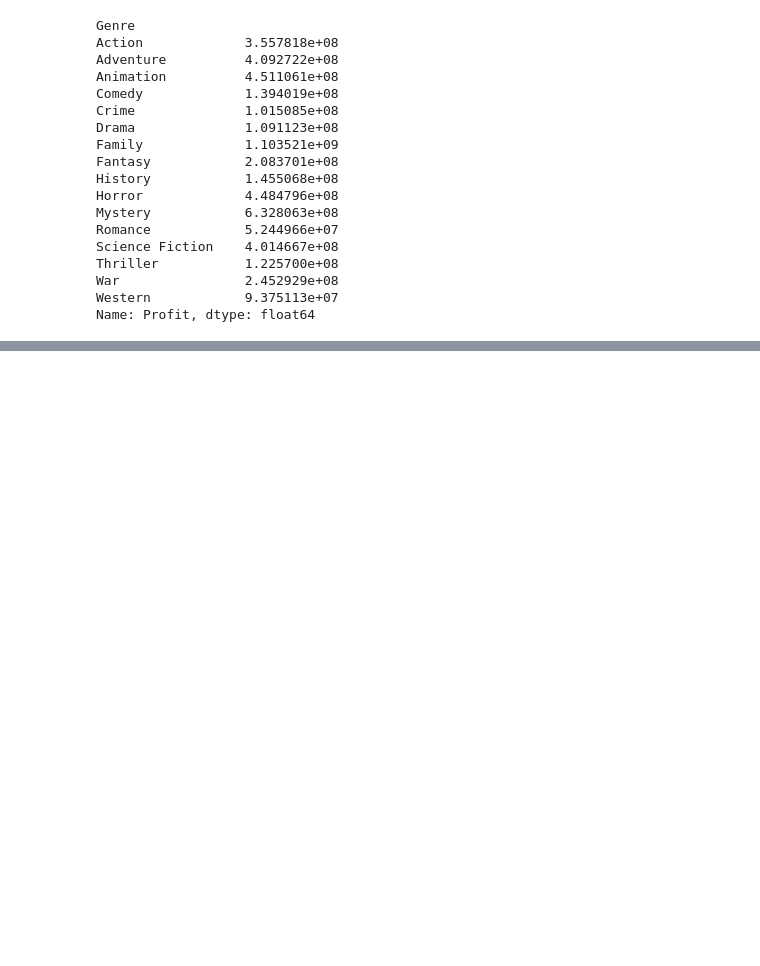
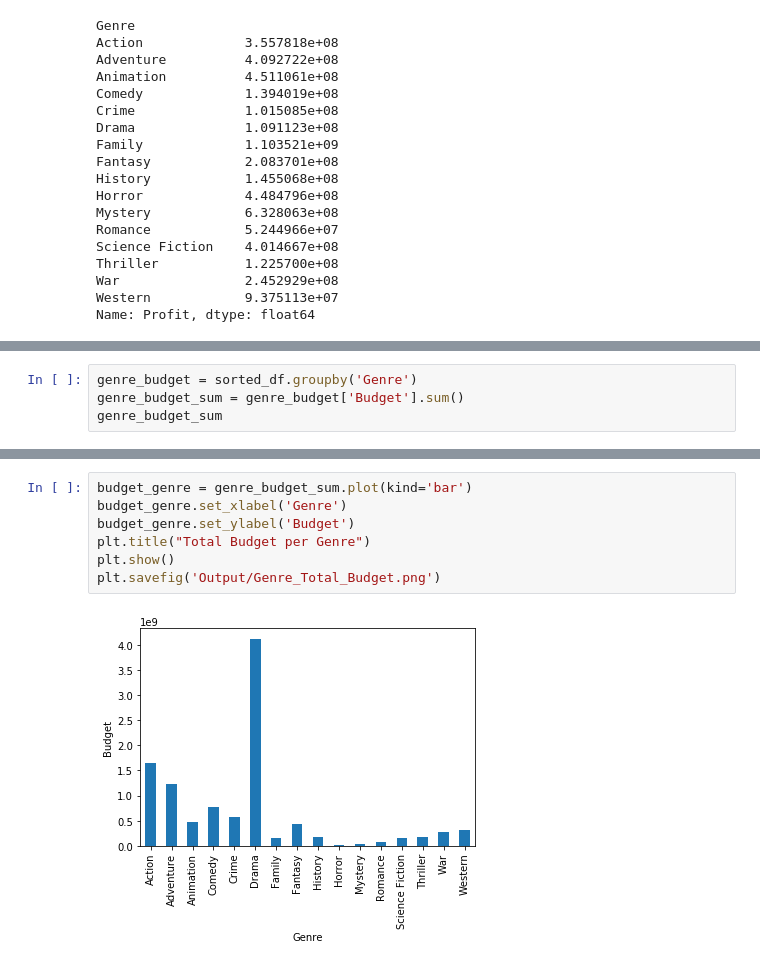
Before and after one commit to alextorres12/Group1_Project1, a Jupyter notebook: Profit_Notebook.ipynb, the cells around one changed output, grey strips where cells are left out. Cells and saved outputs as stored; diff of their text form; blank space fills up the shorter version.

```diff
--- a/Profit_Notebook.ipynb
+++ b/Profit_Notebook.ipynb
@@ -239,3 +243,7 @@ plt.tight_layout()
 # %% [output]
 [figure]
 <Figure size 432x288 with 0 Axes>
+# %%
+genre_budget = sorted_df.groupby('Genre')
+genre_budget_sum = genre_budget['Budget'].sum()
+genre_budget_sum
@@ -241,0 +269,9 @@ plt.tight_layout()
+# %%
+budget_genre = genre_budget_sum.plot(kind='bar')
+budget_genre.set_xlabel('Genre')
+budget_genre.set_ylabel('Budget')
+plt.title("Total Budget per Genre")
+plt.show()
+plt.savefig('Output/Genre_Total_Budget.png')
+# %% [output]
+[figure, added]
```
Also changed, not shown: parts of 3 cells of this notebook, 2 other files.
